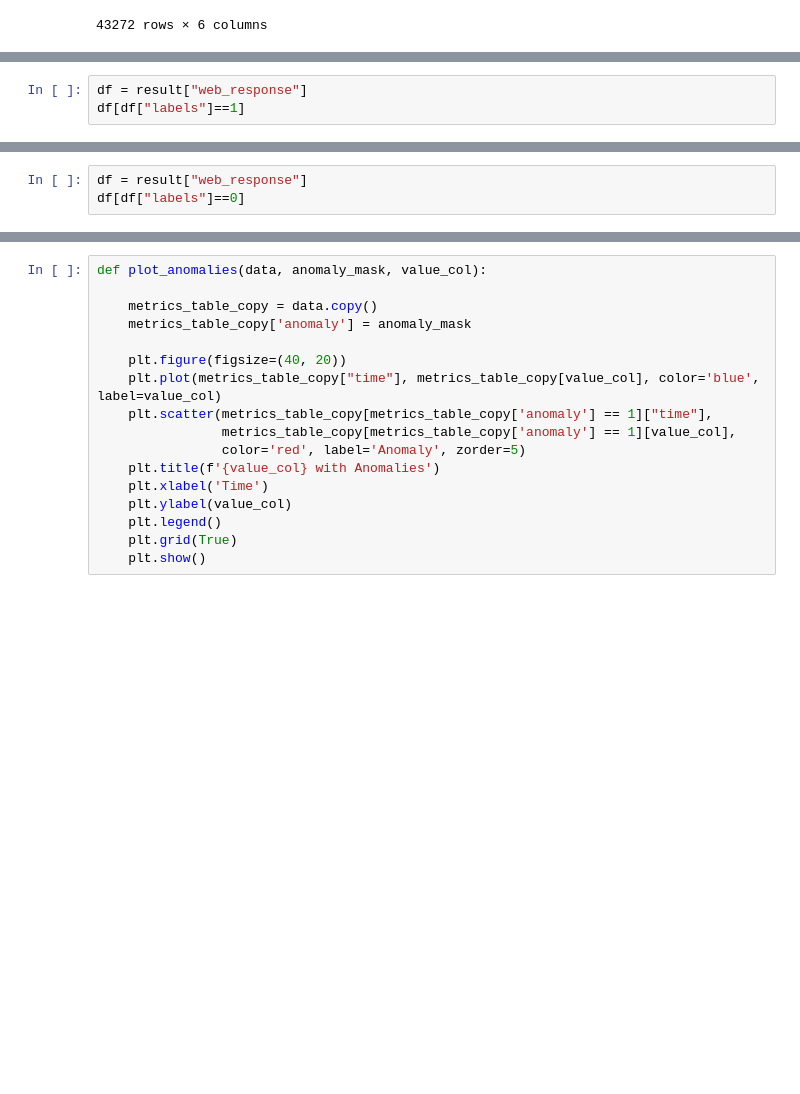
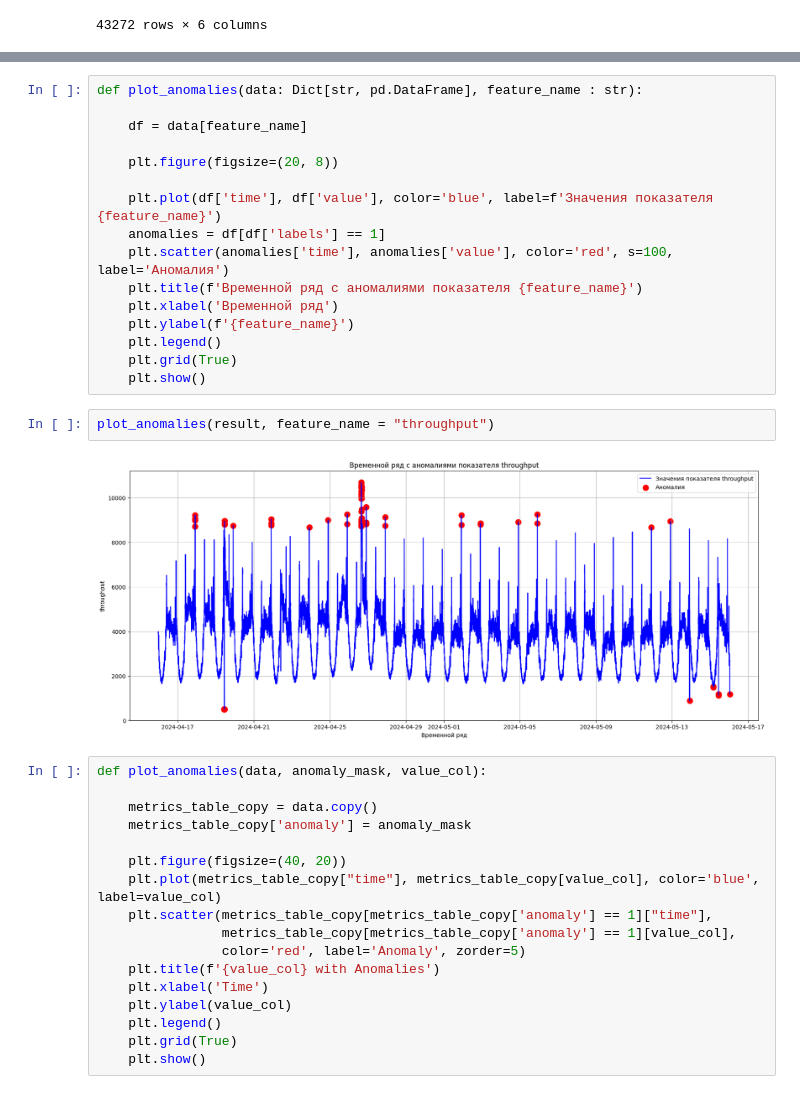
Before and after one commit to REU-DS-CLUB/redlab_hack, a Jupyter notebook: Analyst.ipynb, the cells around one changed output, grey strips where cells are left out. Drawn from its saved outputs; the diff is of its cells as text; blank space fills up the shorter version.

```diff
--- a/Analyst.ipynb
+++ b/Analyst.ipynb
@@ -62,3 +80,0 @@ result = ml(metrics_table, start_date, end_date, columns_name)
-# %%
-df = result["web_response"]
-df[df["labels"]==1]
@@ -83,3 +80,0 @@ df[df["labels"]==1]
-# %%
-df = result["web_response"]
-df[df["labels"]==0]
@@ -225,3 +97,23 @@ Name: count, Length: 43258, dtype: int64
+# %%
+def plot_anomalies(data: Dict[str, pd.DataFrame], feature_name : str):
+
+    df = data[feature_name]
+
+    plt.figure(figsize=(20, 8))
+
+    plt.plot(df['time'], df['value'], color='blue', label=f'Значения показателя {feature_name}')
+    anomalies = df[df['labels'] == 1]
+    plt.scatter(anomalies['time'], anomalies['value'], color='red', s=100, label='Аномалия')
+    plt.title(f'Временной ряд с аномалиями показателя {feature_name}')
+    plt.xlabel('Временной ряд')
+    plt.ylabel(f'{feature_name}')
+    plt.legend()
+    plt.grid(True)
+    plt.show()
+# %%
+plot_anomalies(result, feature_name = "throughput")
+# %% [output]
+[figure, added]
 # %%
 def plot_anomalies(data, anomaly_mask, value_col):
 
```
Also changed, not shown: parts of 14 cells of this notebook, 1 other file.
